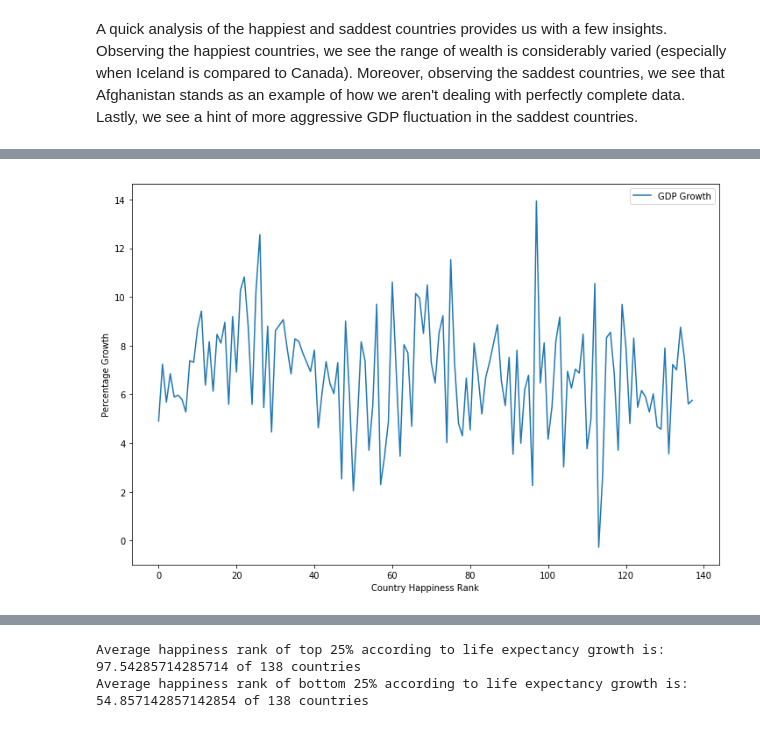
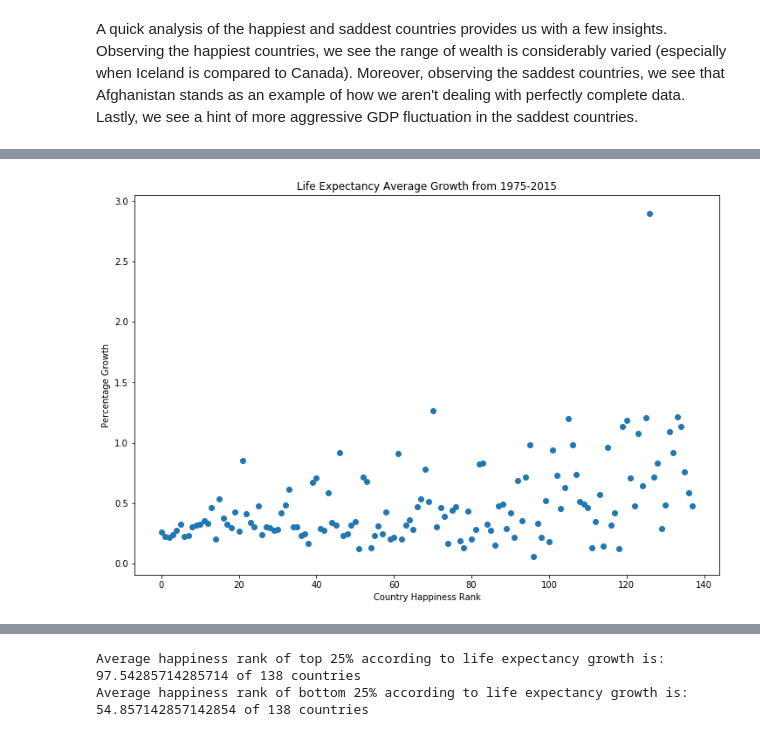
Before and after one commit to paulbenschmidt/happiness-analysis, a Jupyter notebook: Probably Happy.ipynb, the cells around one changed output, grey strips where cells are left out. Drawn from its saved outputs; the diff is of its cells as text; code cells hidden in the pictures.

```diff
--- a/Probably Happy.ipynb
+++ b/Probably Happy.ipynb
@@ -18,11 +15,6 @@ import math
 # %%
 data_folder = 'C:\\Users\\paulb\\OneDrive\\Desktop\\Data Science\\Data Sets\\World Happiness Report\\'
 df_2015 = pd.read_csv(data_folder+'2015.csv')
-GDP = pd.read_excel(data_folder+'Country_GDP.xlsx')
-life_expectancy = pd.read_excel(data_folder+'Life_Expectancy.xlsx')
-df_2015.rename(columns={'Happiness Rank':'Rank', 'Happiness Score':'Score', 'Standard Error':'SE', 'Economy (GDP per Capita)':'Economy', 'Health (Life Expectancy)':'LifeExp', 'Trust (Government Corruption)':'Corruption', 'Dystopia Residual':'Dystopia'}, inplace=True)
-
-
-GDP = GDP.drop(columns=[str(year) for year in range(1960, 1975)])
-life_expectancy = life_expectancy.drop(columns=[year for year in range(1960,1975)])
-life_expectancy = life_expectancy.drop(columns=[year for year in range(2016,2018)])
+df_2015.rename(columns={'Happiness Rank':'Rank', 'Happiness Score':'Score', 'Standard Error':'SE',
+                        'Economy (GDP per Capita)':'Economy', 'Health (Life Expectancy)':'LifeExp',
+                        'Trust (Government Corruption)':'Corruption', 'Dystopia Residual':'Dystopia'}, inplace=True)
@@ -132,8 +133,9 @@ def all_growth(df):
 # %%
-gdp_growth = all_growth(gdp_plot_frame)
-gdp_growth_mean = ((gdp_growth.T.mean())*100)-100
+gdp_growth = gdp_plot_frame.pct_change(axis='columns').fillna(value=0).drop(labels='1975', axis=1)
+gdp_growth_mean = ((gdp_growth.T.mean())*100)
 
 plt.subplots(figsize=(12,8))
 sns.distplot(gdp_growth_mean, color='g', axlabel='Average Percentage Growth').set_title('GDP Growth of Countries')
+plt.ylabel('Percentage Distribution Count')
 plt.show()
 # %% [output]
@@ -140,0 +145,11 @@ plt.show()
+# %%
+gdp_mean = pd.DataFrame(gdp_growth_mean)
+ranked_gdp_growth = pd.merge(left=rankings, right=gdp_mean, left_on=['Country'], right_on=[gdp_mean.index])
+ranked_gdp_growth.columns = ['Country', 'Percentage Growth']
+
+plt.figure(figsize=[12,8])
+plt.scatter(x=ranked_gdp_growth.index, y=ranked_gdp_growth['Percentage Growth'])
+plt.xlabel('Country Happiness Rank')
+plt.ylabel('Percentage Growth')
+plt.title('GDP Average Growth from 1975-2015')
+plt.show()
@@ -141,7 +188,9 @@ plt.show()
 # %%
-le_growth = all_growth(le_plot_frame)
-le_growth_mean = ((le_growth.T.mean())*100)-100
+le_growth = le_plot_frame.pct_change(axis='columns').fillna(value=0).drop(labels=1975, axis=1)
+le_growth_mean = ((le_growth.T.mean())*100)
+
 plt.subplots(figsize=(12,8))
 sns.distplot(le_growth_mean,bins=15, color='c', axlabel='Average Percentage Growth').set_title('Life Expectancy Growth of Countries')
+plt.ylabel('Count')
 plt.show()
 # %% [output]
@@ -149,16 +200,14 @@ plt.show()
 # %%
-#Merging Rankings data with respective GDP Growth data and Life Expectancy Data
-gdp_mean = pd.DataFrame(gdp_growth_mean)
 le_mean = pd.DataFrame(le_growth_mean)
-ranked_gdp_growth = pd.merge(left=rankings, right=gdp_mean, left_on=['Country'], right_on=[gdp_mean.index])
 ranked_country_growth = pd.merge(left=ranked_gdp_growth, right=le_mean, left_on='Country', right_on=[le_mean.index])
-
 ranked_country_growth.set_index(np.array(list(range(1,139))))
 ranked_country_growth.columns = ['Country', 'GDP Growth', 'Life Growth']
 
-ranked_country_growth.plot(y='GDP Growth', figsize=[12,8])
+plt.figure(figsize=[12,8])
+plt.scatter(x=ranked_country_growth.index, y=ranked_country_growth['Life Growth'])
 plt.xlabel('Country Happiness Rank')
 plt.ylabel('Percentage Growth')
+plt.title('Life Expectancy Average Growth from 1975-2015')
 plt.show()
 # %% [output]
-[figure, old version]
+[figure, new version]
```
Also changed, not shown: parts of 51 cells of this notebook.
